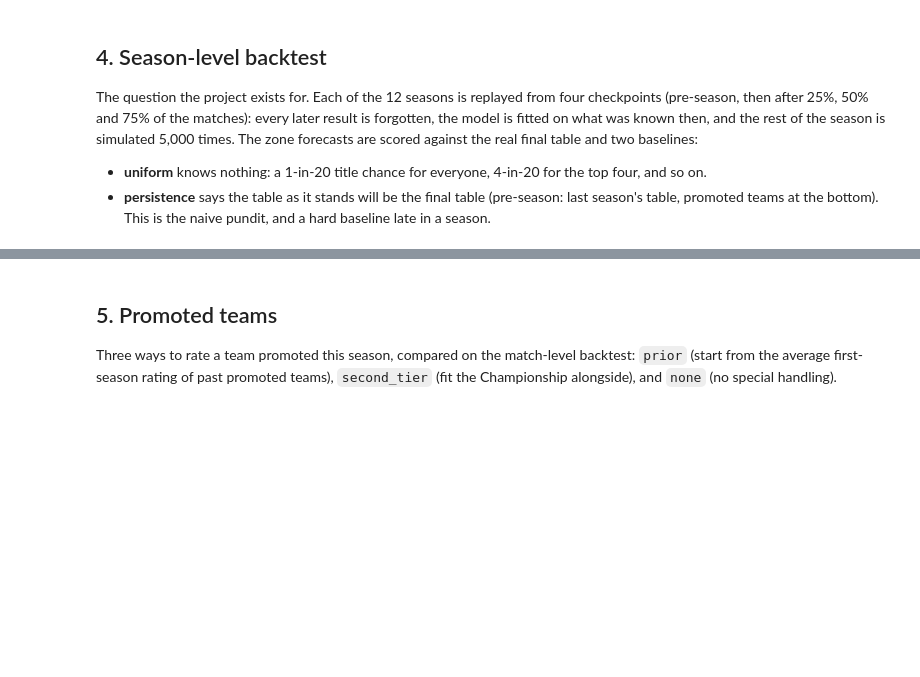
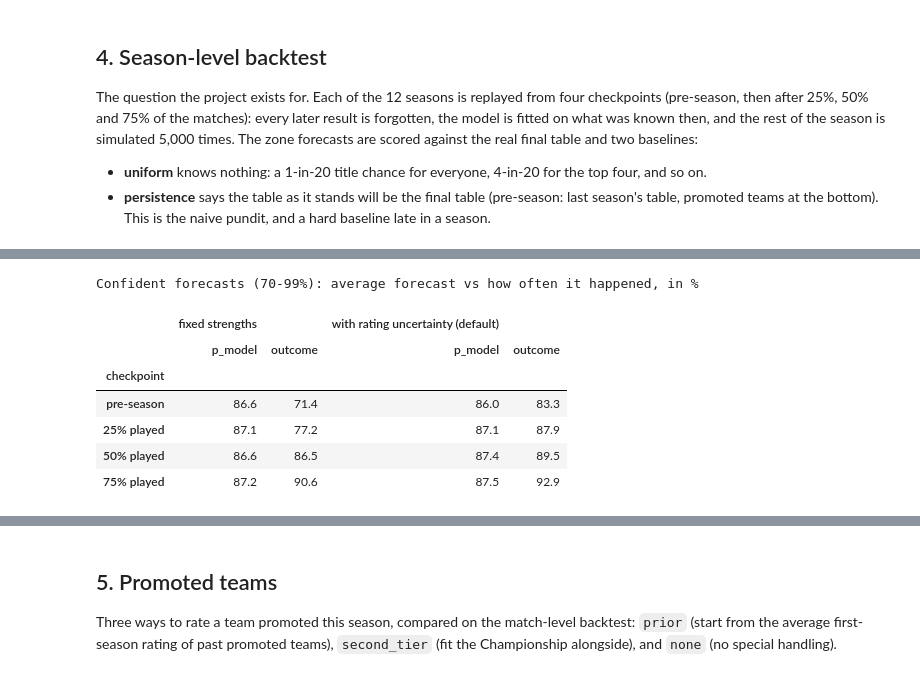
Before and after one commit to umarjaved204/TableTalk, a Jupyter notebook: notebooks/premier_league_results.ipynb, the cells around one changed output, grey strips where cells are left out. Drawn from its saved outputs; the diff is of its cells as text; code cells hidden in the pictures; blank space fills up the shorter version.

```diff
--- a/notebooks/premier_league_results.ipynb
+++ b/notebooks/premier_league_results.ipynb
@@ -267,0 +268,25 @@ Pooling every checkpoint hides the main pattern, so forecasts made early (pre-se
+# %%
+fixed_backtest = cached(
+    'premier_league_season_backtest_fixed',
+    lambda: season_backtest(config, matches, context, seasons, n_simulations=5_000, fixed_strengths=True),
+)
+
+def confident_by_checkpoint(zones):
+    confident = zones.loc[zones['p_model'].between(0.7, 0.99)]
+    return (100 * confident.groupby('checkpoint', sort=False)[['p_model', 'outcome']].mean()).round(1)
+
+print('Confident forecasts (70-99%): average forecast vs how often it happened, in %')
+pd.concat(
+    {'fixed strengths': confident_by_checkpoint(fixed_backtest.zones),
+     'with rating uncertainty (default)': confident_by_checkpoint(seasons_backtest.zones)},
+    axis=1,
+)
+# %% [output]
+Confident forecasts (70-99%): average forecast vs how often it happened, in %
+|  | fixed strengths |  | with rating uncertainty (default) |  |
+|  | p_model | outcome | p_model | outcome |
+| checkpoint |  |  |  |  |
+| pre-season | 86.6 | 71.4 | 86.0 | 83.3 |
+| 25% played | 87.1 | 77.2 | 87.1 | 87.9 |
+| 50% played | 86.6 | 86.5 | 87.4 | 89.5 |
+| 75% played | 87.2 | 90.6 | 87.5 | 92.9 |
```
Also changed, not shown: parts of 14 cells of this notebook, 14 other files.
